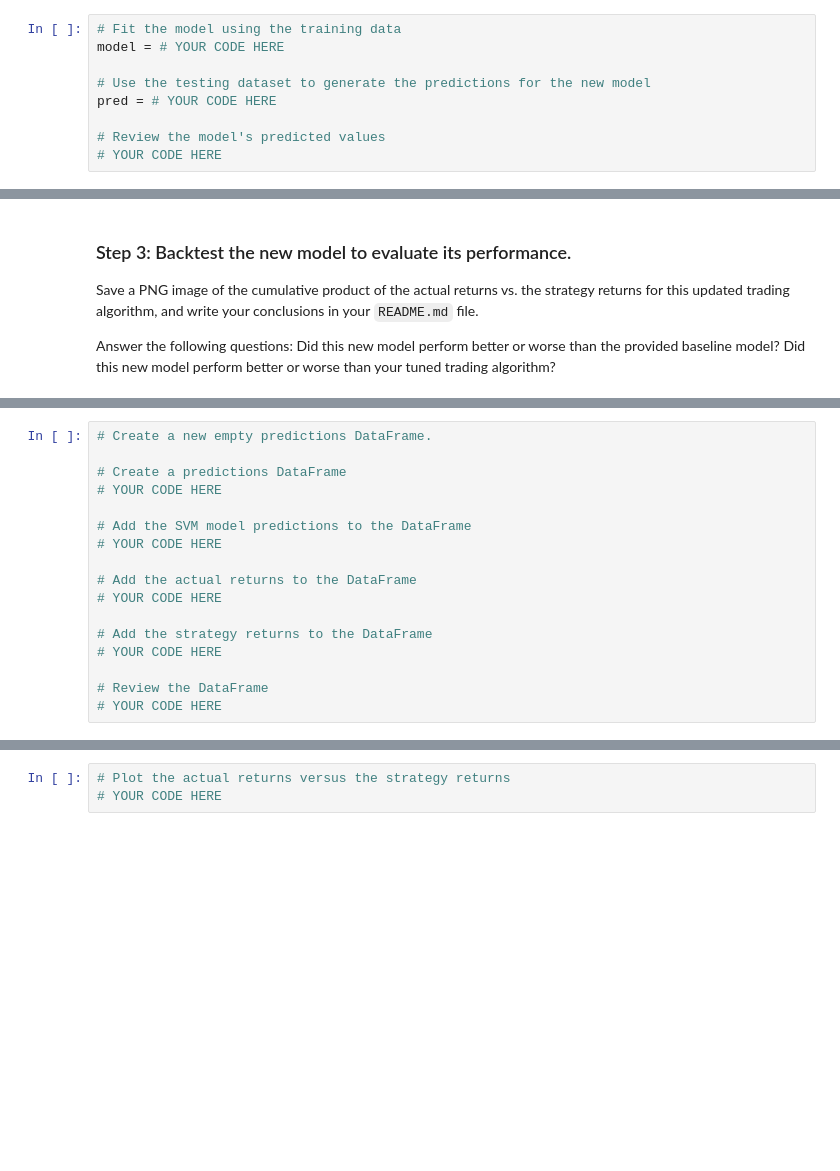
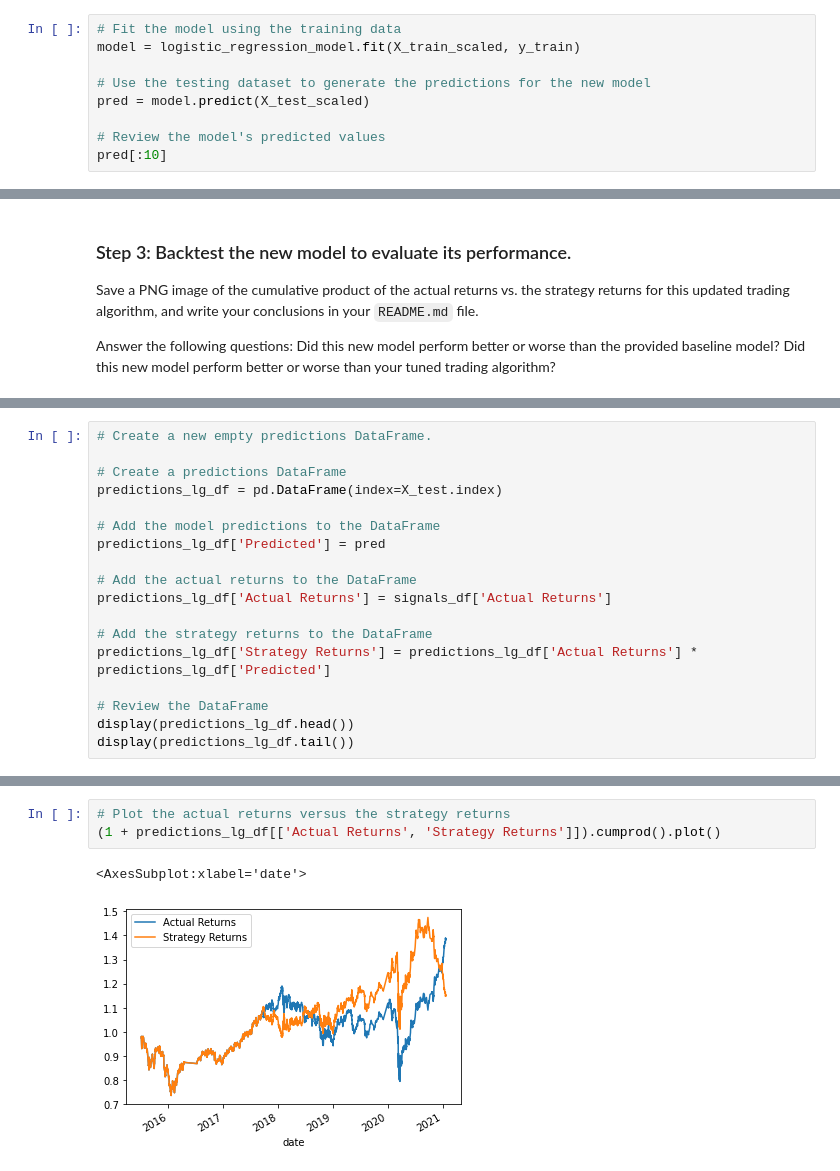
Before and after one commit to jpweldon/Module_14_Challenge, a Jupyter notebook: machine_learning_trading_bot.ipynb, the cells around one changed output, grey strips where cells are left out. Saved outputs shown, nothing was run; the diff lists cells and outputs as text; blank space fills up the shorter version.

Commit message:
Add Analysis using Logistic Regression

```diff
--- a/machine_learning_trading_bot.ipynb
+++ b/machine_learning_trading_bot.ipynb
@@ -430,10 +430,10 @@ In this section, you’ll use the original parameters that the starter code prov
 ### Step 2: Using the original training data as the baseline model, fit another model with the new classifier.
 # %%
 # Fit the model using the training data
-model = # YOUR CODE HERE
+model = logistic_regression_model.fit(X_train_scaled, y_train)
 
 # Use the testing dataset to generate the predictions for the new model
-pred = # YOUR CODE HERE
+pred = model.predict(X_test_scaled)
 
 # Review the model's predicted values
-# YOUR CODE HERE
+pred[:10]
@@ -455,16 +466,17 @@ Did this new model perform better or worse than your tuned trading algorithm?
 # Create a new empty predictions DataFrame.
 
 # Create a predictions DataFrame
-# YOUR CODE HERE
+predictions_lg_df = pd.DataFrame(index=X_test.index)
 
-# Add the SVM model predictions to the DataFrame
-# YOUR CODE HERE
+# Add the model predictions to the DataFrame
+predictions_lg_df['Predicted'] = pred
 
 # Add the actual returns to the DataFrame
-# YOUR CODE HERE
+predictions_lg_df['Actual Returns'] = signals_df['Actual Returns']
 
 # Add the strategy returns to the DataFrame
-# YOUR CODE HERE
+predictions_lg_df['Strategy Returns'] = predictions_lg_df['Actual Returns'] * predictions_lg_df['Predicted']
 
 # Review the DataFrame
-# YOUR CODE HERE
+display(predictions_lg_df.head())
+display(predictions_lg_df.tail())
@@ -471,3 +498,6 @@ Did this new model perform better or worse than your tuned trading algorithm?
 # %%
 # Plot the actual returns versus the strategy returns
-# YOUR CODE HERE
+(1 + predictions_lg_df[['Actual Returns', 'Strategy Returns']]).cumprod().plot()
+# %% [output]
+<AxesSubplot:xlabel='date'>
+[figure, added]
```
Also changed, not shown: parts of 6 cells of this notebook, 2 other files.
